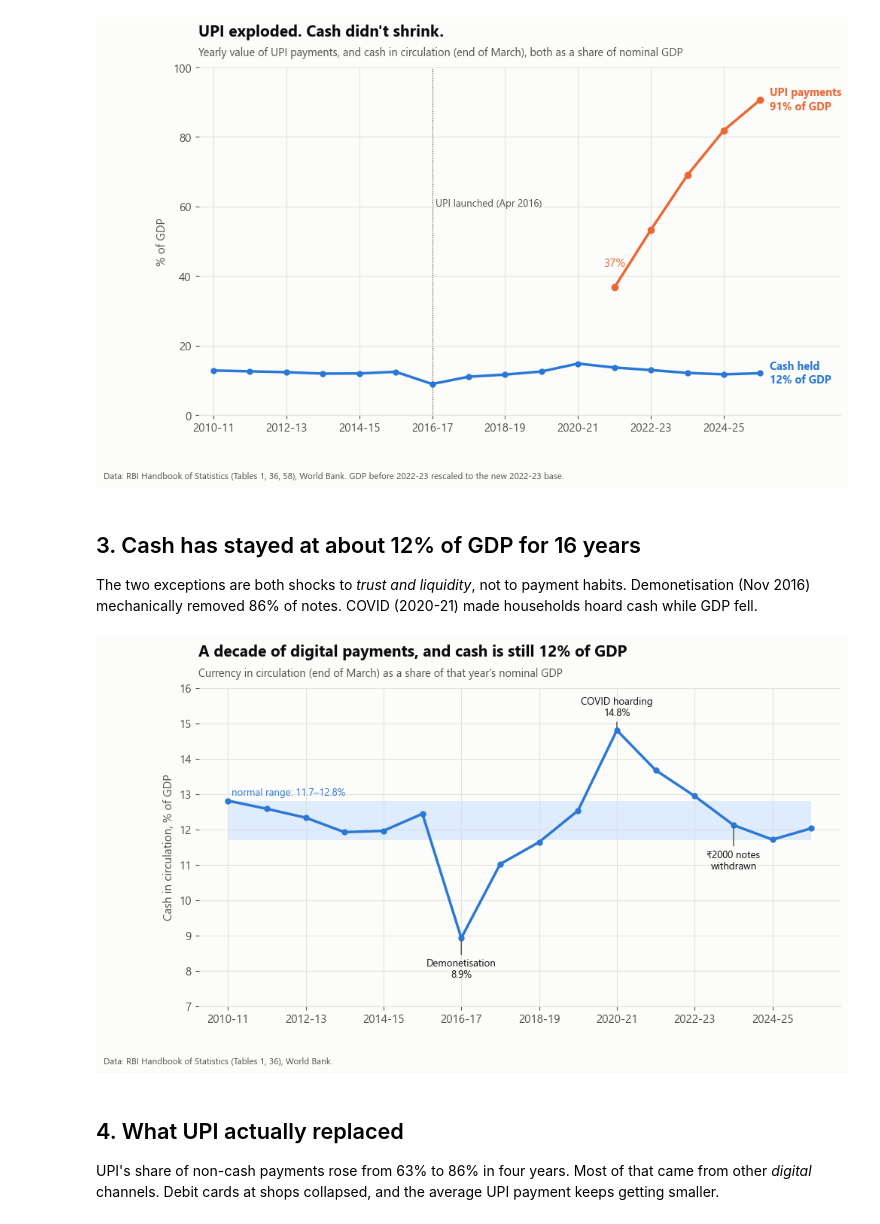
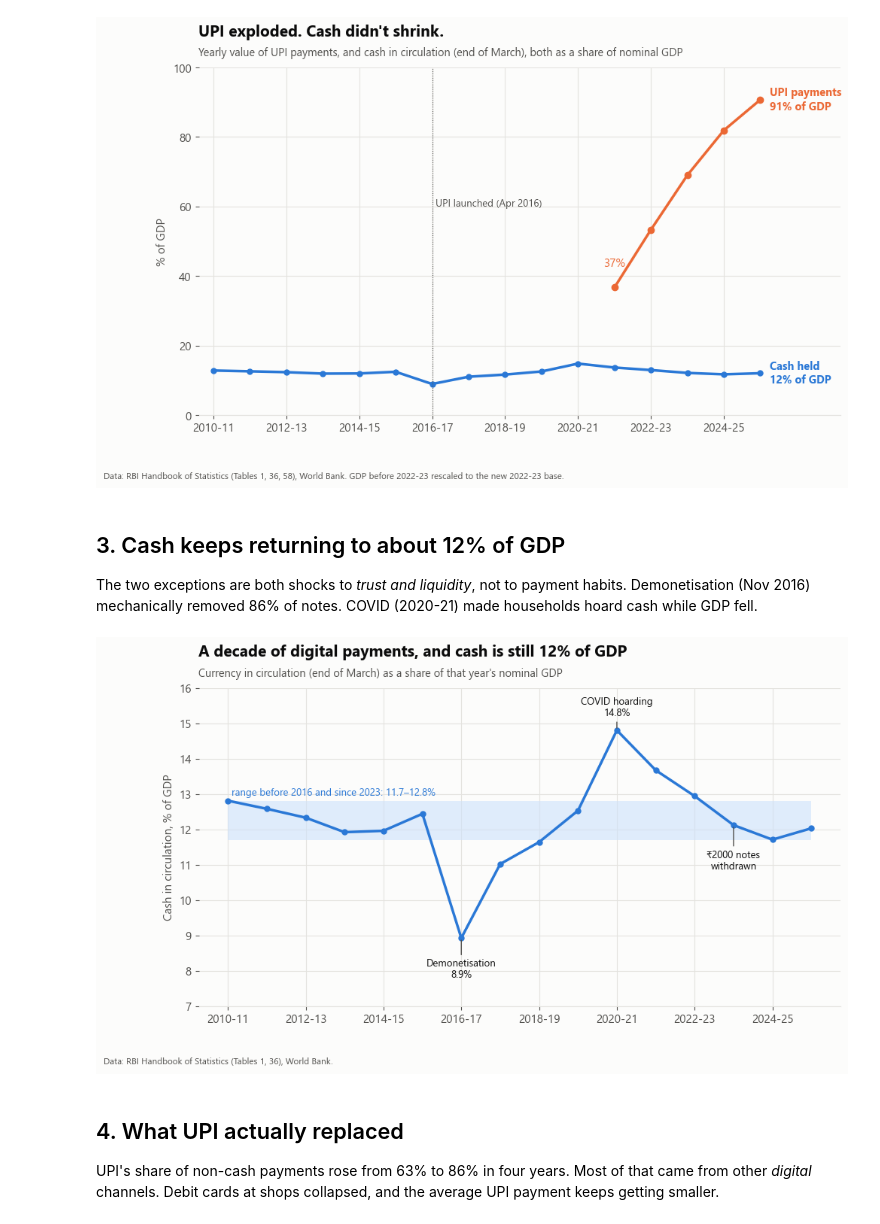
Before and after one commit to BoredMongoose/upi-cash-paradox, a Jupyter notebook: notebooks/upi_cash_analysis.ipynb, the cells around one changed output. Drawn from its saved outputs; the diff is of its cells as text; code cells hidden in the pictures.

Commit message:
Correct the cash-to-GDP range claim (recovery years fall outside it)

```diff
--- a/notebooks/upi_cash_analysis.ipynb
+++ b/notebooks/upi_cash_analysis.ipynb
@@ -113,31 +114,31 @@ plt.show()
 # %% [output]
 [figure]
 # %% [markdown]
-## 3. Cash has stayed at about 12% of GDP for 16 years
+## 3. Cash keeps returning to about 12% of GDP
 
 The two exceptions are both shocks to *trust and liquidity*, not to payment habits. Demonetisation
 (Nov 2016) mechanically removed 86% of notes. COVID (2020-21) made households hoard cash while GDP fell.
 # %%
 fig, ax = plt.subplots(figsize=(11, 5.5))
 ax.fill_between(cash.fy_start, 11.7, 12.8, color=BLUE_LIGHT, alpha=0.6, lw=0)
-ax.text(2010.1, 12.95, "normal range: 11.7–12.8%", color=BLUE, fontsize=9.5)
+ax.text(2010.1, 12.95, "range before 2016 and since 2023: 11.7–12.8%", color=BLUE, fontsize=9.5)
 ax.plot(cash.fy_start, cash.cash_to_gdp_pct, color=BLUE, lw=2.5, marker="o", ms=5)
 notes = {2016: ("Demonetisation\n8.9%", (0, -38)), 2020: ("COVID hoarding\n14.8%", (0, 14)),
          2023: ("₹2000 notes\nwithdrawn", (0, -42))}
 for fy, (label, offset) in notes.items():
     v = cash.set_index("fy_start").cash_to_gdp_pct[fy]
     ax.annotate(label, (fy, v), xytext=offset, textcoords="offset points", ha="center", fontsize=9.5,
                 arrowprops=dict(arrowstyle="-", color=INK_2))
 ax.set_xticks(cash.fy_start[::2], cash.fiscal_year[::2])
 ax.set_ylim(7, 16)
 ax.set_ylabel("Cash in circulation, % of GDP")
 titles(ax, "A decade of digital payments, and cash is still 12% of GDP",
        "Currency in circulation (end of March) as a share of that year's nominal GDP")
 footnote(fig, "Data: RBI Handbook of Statistics (Tables 1, 36), World Bank.", y=-0.03)
 save(fig, "02_cash_to_gdp.png")
 plt.show()
 # %% [output]
-[figure, old version]
+[figure, new version]
 # %% [markdown]
 ## 4. What UPI actually replaced
 
```
Also changed, not shown: parts of 1 cell of this notebook, 3 other files.
